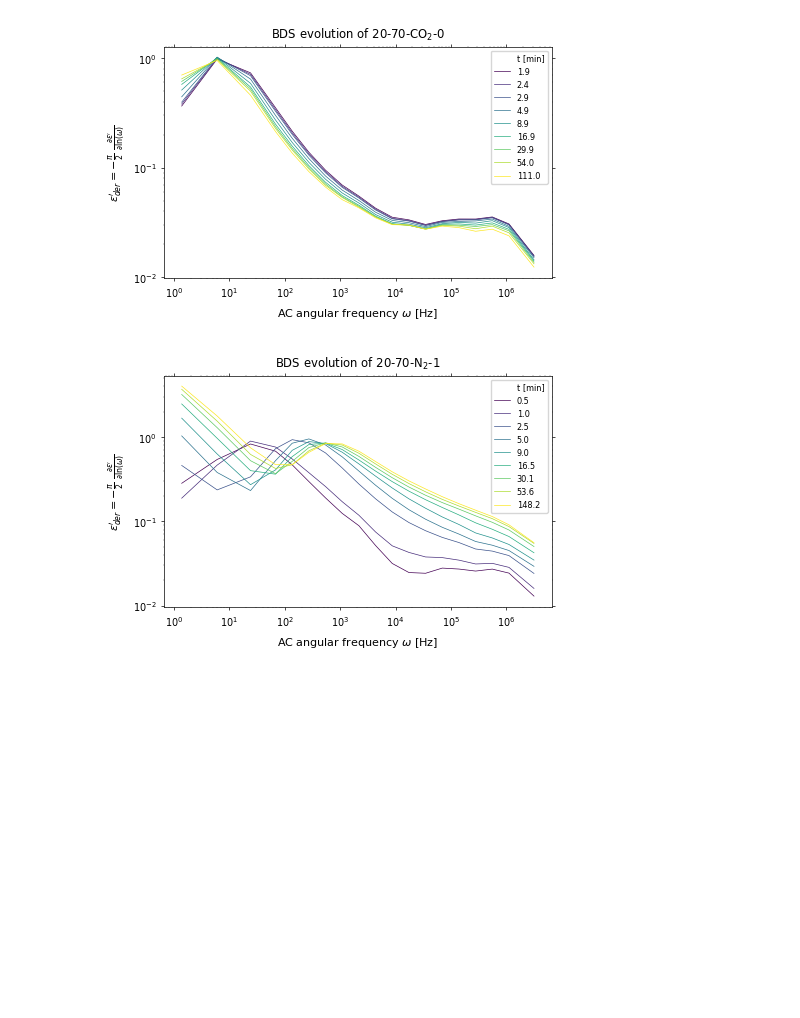
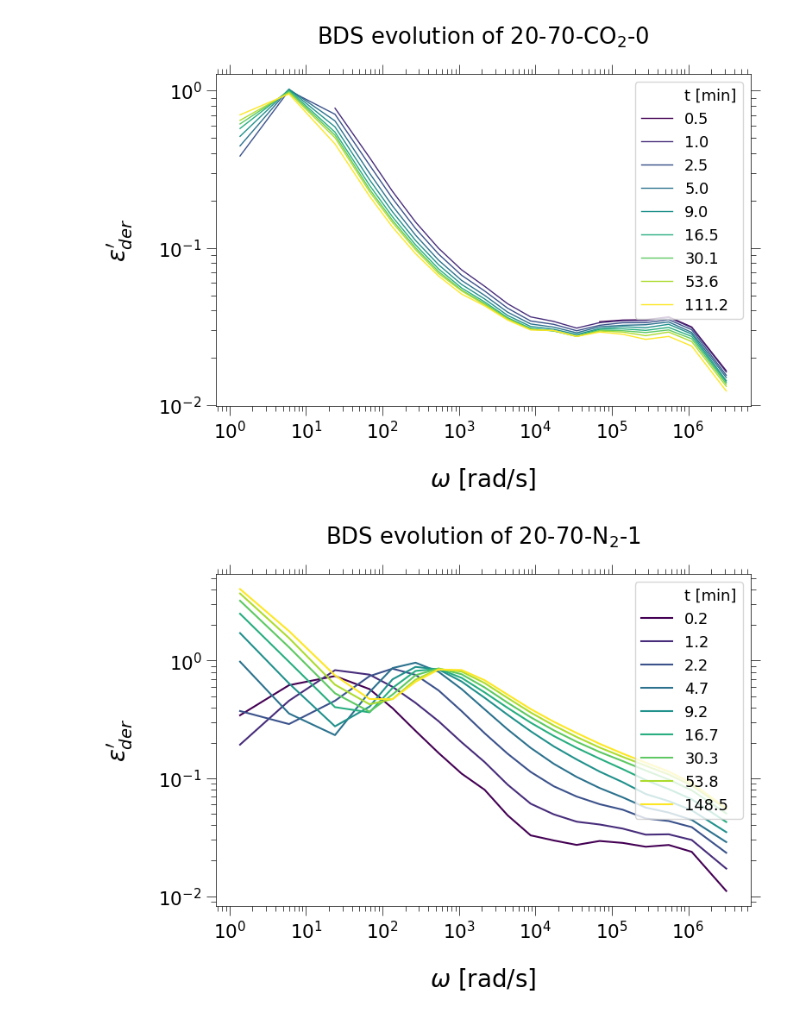
Before and after one commit to zarinelu/pei-dynamics, a Jupyter notebook: PEI20_overview.ipynb, the cells around one changed output. Drawn from its saved outputs; the diff is of its cells as text; code cells hidden in the pictures; blank space fills up the shorter version.

```diff
--- a/PEI20_overview.ipynb
+++ b/PEI20_overview.ipynb
@@ -38,8 +39,8 @@ plt.rcParams.update({'font.size': 7,
 # %%
 ### Import raw data and define measurement specifications
 
-SAMPLE = "silica, 7nm pores, 20 wt.% PEI"
-SAMPLE_SHORT = SAMPLE[19:21]
+SAMPLE = "20-PEI"
+SAMPLE_SHORT = SAMPLE[:2]
 # specify what temperatures where used and in what order
 TEMPS = [70, 50, 30]
 GASES = ["N$_2$", "CO$_2$"]
@@ -50,6 +51,8 @@ GASES = ["N$_2$", "CO$_2$"]
 S = [[1, 0, 1, 0],
      [1, 0, 1, 0],
      [0, 1, 0, 1, 0]]
+# ignore these runs: unusable / redundant data
+id_out = ["50-0"]
 # specify the starting times of the runs
 # sometimes the measurement doesn't start at t=0: set GASCHANGE[0] to cut out degassing phase, otherwise set 0 as first value
 # After that, put time in seconds for every time the gas is changed (or new ballon with same gas)
@@ -114,6 +117,8 @@ def extract_interpolate_and_derivative(data, num_points=0):
         t_k = data[mask][:, t_col]
         initial_test_t = max(initial_test_t, np.min(t_k))
         final_test_t = min(final_test_t, np.max(t_k))
+    # set initial time to 0 or to time of first full spectrum
+    initial_test_t = 0
     if not num_points:
         num_points = int((final_test_t - initial_test_t) *2)
 
@@ -129,11 +134,11 @@ def extract_interpolate_and_derivative(data, num_points=0):
         er_k = data[mask][:, er_col]
         ei_k = data[mask][:, ei_col]
 
-        interpolator_er_k = interp1d(t_k, er_k, kind='linear', bounds_error=False, fill_value=np.nan)
-        interpolator_ei_k = interp1d(t_k, ei_k, kind='linear', bounds_error=False, fill_value=np.nan)
+        er_int_k = np.interp(t_test_set, t_k, er_k, left=np.nan, right=np.nan)
+        ei_int_k = np.interp(t_test_set, t_k, ei_k, left=np.nan, right=np.nan)
 
-        er_int.append(interpolator_er_k(t_test_set))
-        ei_int.append(interpolator_ei_k(t_test_set))
+        er_int.append(er_int_k)
+        ei_int.append(ei_int_k)
 
     er_int = np.array(er_int)
     ei_int = np.array(ei_int)
@@ -184,37 +189,40 @@ for m, data in enumerate(DATA) :
 
         t1 = GASCHANGE[m][j+1]-tol
         # indices of start/end of current run
         t0_i = np.searchsorted(t, t0, side="left")
         t1_i = np.searchsorted(t, t1, side="right")
         ploti = 0
 
         DT, A = [], []
 
 
         plt.xscale('log')
         plt.yscale('log')
         plt.plot([],[],color='white',label="t [min]")
 
         for i in range(t0_i, t1_i) :
             # time relative to change of gas (=start of current run)
             dt = t[i]-t0
             dt = np.round(dt, 1)
 
 
             # plot a small selection of spectra
             if dt > plottimes[ploti] or i==t1_i-1 :
                 color = plt.cm.viridis(ploti / len(plotI))
-                plt.plot(w_der, er_der[i], label=str(dt), color=color)
-                plt.ylabel("$\\epsilon_{der}' = -\\frac{\\pi}{2} ~ \\frac{\\partial\\epsilon'}{\\partial\\ln(\\omega)}$")
+                if gas[0] == 'C' :
+                    plt.plot(w_der, er_der[i], label=str(dt), color=color, lw=1)
+                else :
+                    plt.plot(w_der, er_der[i], label=str(dt), color=color)
+                plt.ylabel("$\\epsilon_{der}'$")
                 ploti += 1
 
         title = title_text + SAMPLE_SHORT +'-'+ ID[-1]
         plt.title(title)
-        plt.xlabel("AC angular frequency $\omega$ [Hz]")
+        plt.xlabel("$\\omega$ [rad/s]")
 
-        plt.legend(fontsize='small')
-        #plt.savefig("results20/specevo/"+ID[-1]+".png", bbox_inches='tight')
+        plt.legend(fontsize='small', loc='upper right')
+        #plt.savefig("results20-2/specevo/"+ID[-1]+".pdf", bbox_inches='tight')
         plt.show()
 # %% [output]
-[figure, old version]
+[figure, new version]
-[figure, old version]
+[figure, new version]
```
Also changed, not shown: parts of 3 cells of this notebook.
